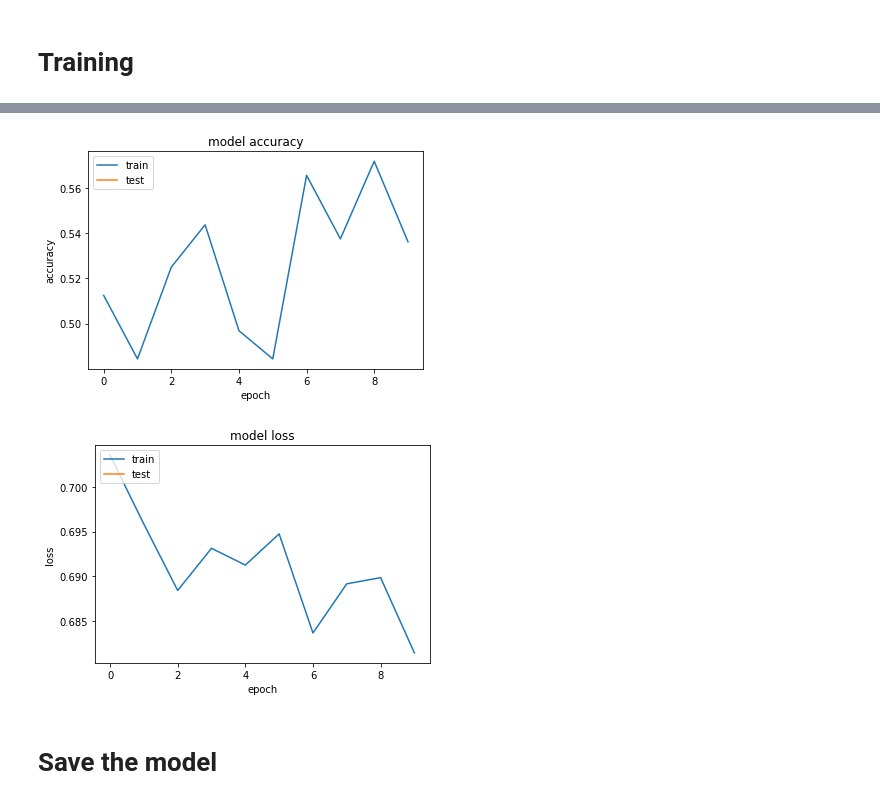
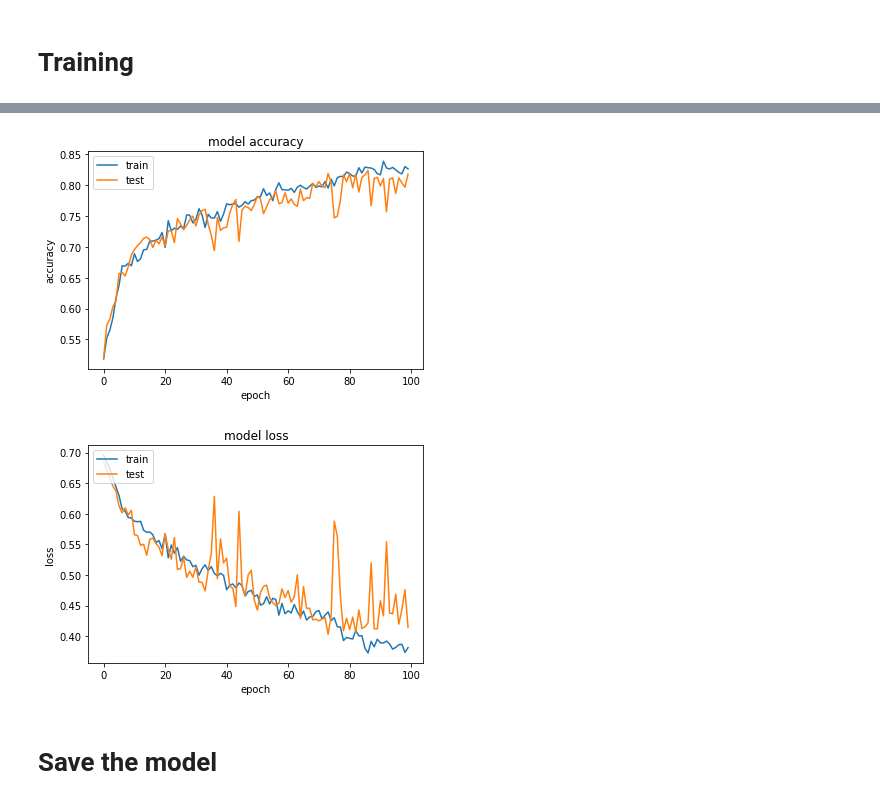
Before and after one commit to naonaorange/tensorflow_samples, a Jupyter notebook: cnn_dog_vs_cat.ipynb, the cells around one changed output, grey strips where cells are left out. Saved outputs shown, nothing was run; the diff lists cells and outputs as text; code cells hidden in the pictures.

```diff
--- a/cnn_dog_vs_cat.ipynb
+++ b/cnn_dog_vs_cat.ipynb
@@ -162,13 +156,13 @@ test_datagen = ImageDataGenerator(rescale=1./255)
 train_generator = train_datagen.flow_from_directory(
         train_dir,
         target_size=(150, 150),
-        batch_size=32,
+        batch_size=20,
         class_mode='binary')
 
 validation_generator = test_datagen.flow_from_directory(
         validation_dir,
         target_size=(150, 150),
-        batch_size=32,
+        batch_size=20,
         class_mode='binary')
 # %% [output]
 Found 2000 images belonging to 2 classes.
@@ -182,14 +176,13 @@ model.compile(loss='binary_crossentropy',
               optimizer=optimizers.RMSprop(lr=1e-4),
               metrics=['accuracy'])
 
-training = model.fit_generator(
+#training = model.fit_generator(
+training = model.fit(
       train_generator,
-      #steps_per_epoch=100,
-      steps_per_epoch=10,
-      #epochs=100,
-      epochs=10,
-      validation_data=validation_generator,
-      validation_steps=50)
+      steps_per_epoch=100,
+      epochs=100,
+      validation_data=validation_generator)
+      #validation_steps=10)
 
 #正答率
 plt.plot(training.history['accuracy'])
@@ -228,5 +221,5 @@ Epoch 10/10
-[figure, old version]
+[figure, new version]
-[figure, old version]
+[figure, new version]
 # %% [markdown]
 # Save the model
 # %%
```
Also changed, not shown: parts of 9 cells of this notebook, 27 other files.
